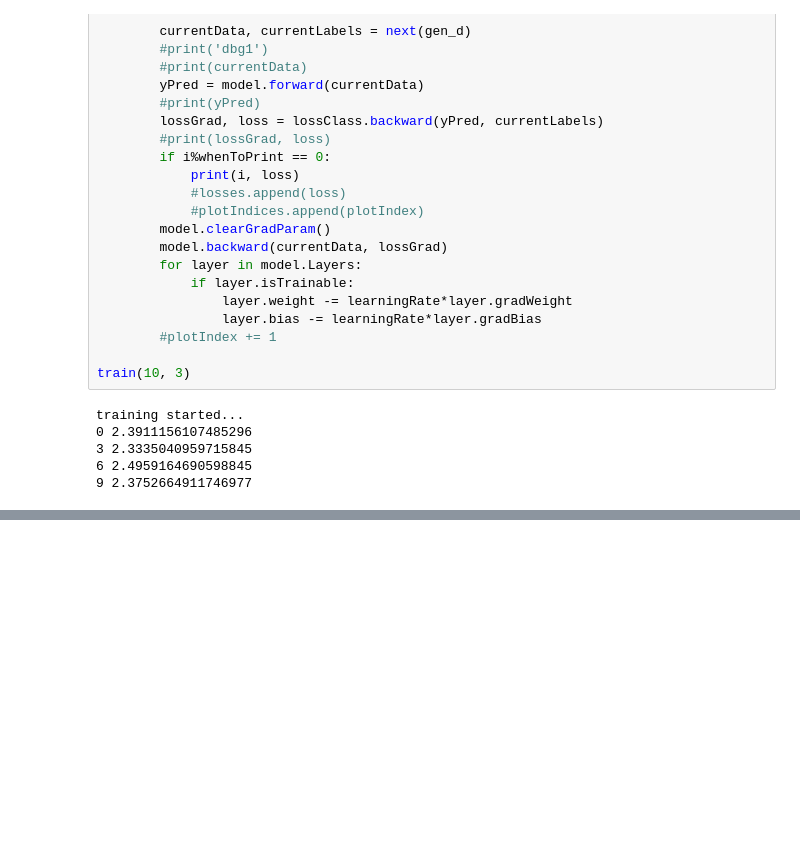
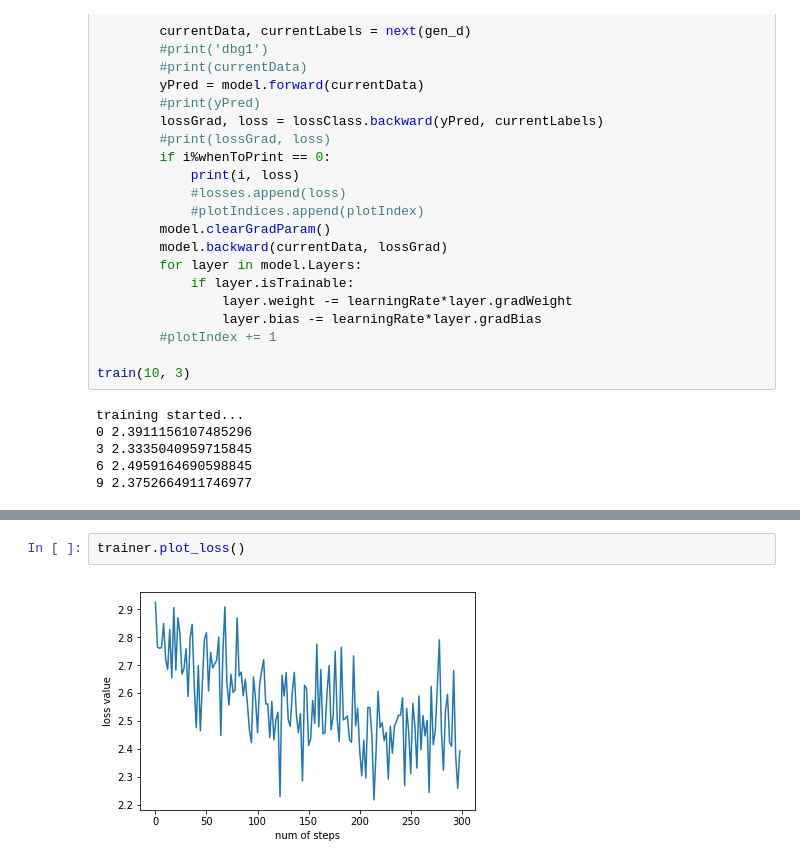
Before and after one commit to Naman-ntc/CS763-Assignments, a Jupyter notebook: Assignment-3/CS763DeepLearningHW/uddeshya/src/crisis.ipynb, the cells around one changed output, grey strips where cells are left out. Cells and saved outputs as stored; diff of their text form; blank space fills up the shorter version.

```diff
--- a/Assignment-3/CS763DeepLearningHW/uddeshya/src/crisis.ipynb
+++ b/Assignment-3/CS763DeepLearningHW/uddeshya/src/crisis.ipynb
@@ -56,0 +95,4 @@ training started...
+# %%
+trainer.plot_loss()
+# %% [output]
+[figure, added]
```
Also changed, not shown: parts of 5 cells of this notebook, 3 other files.
